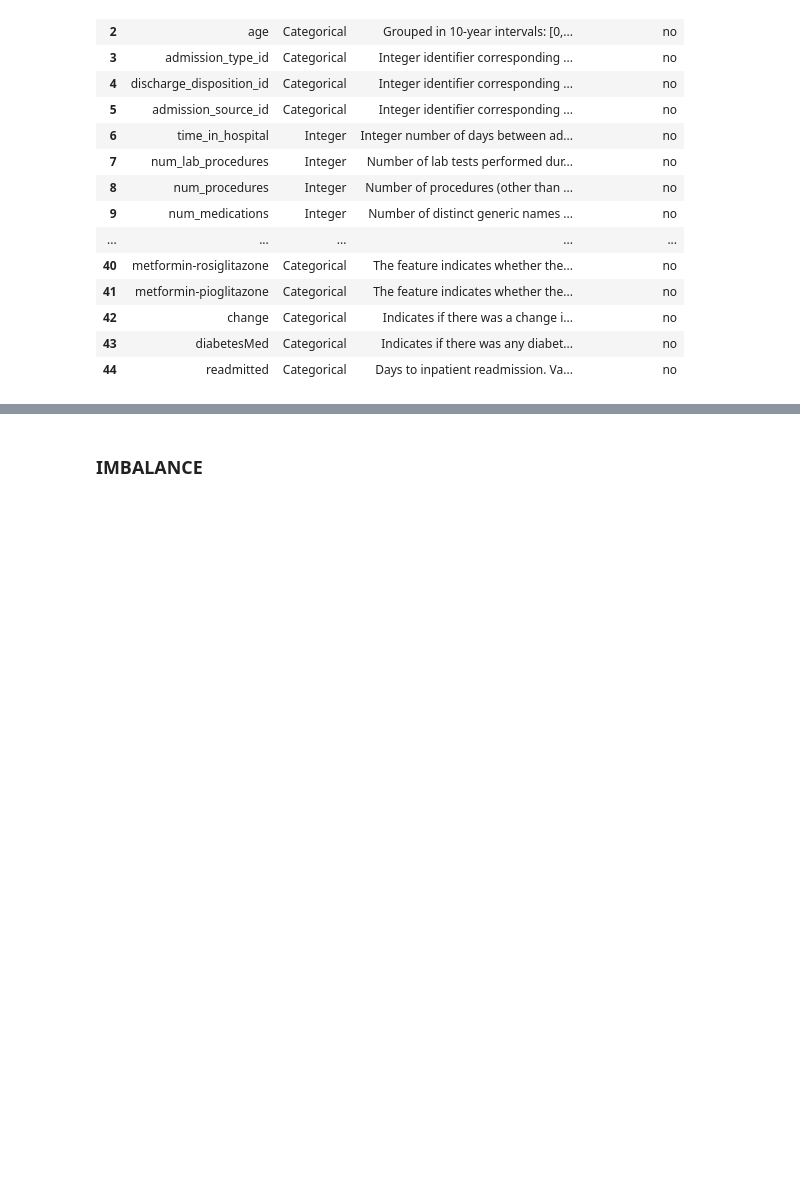
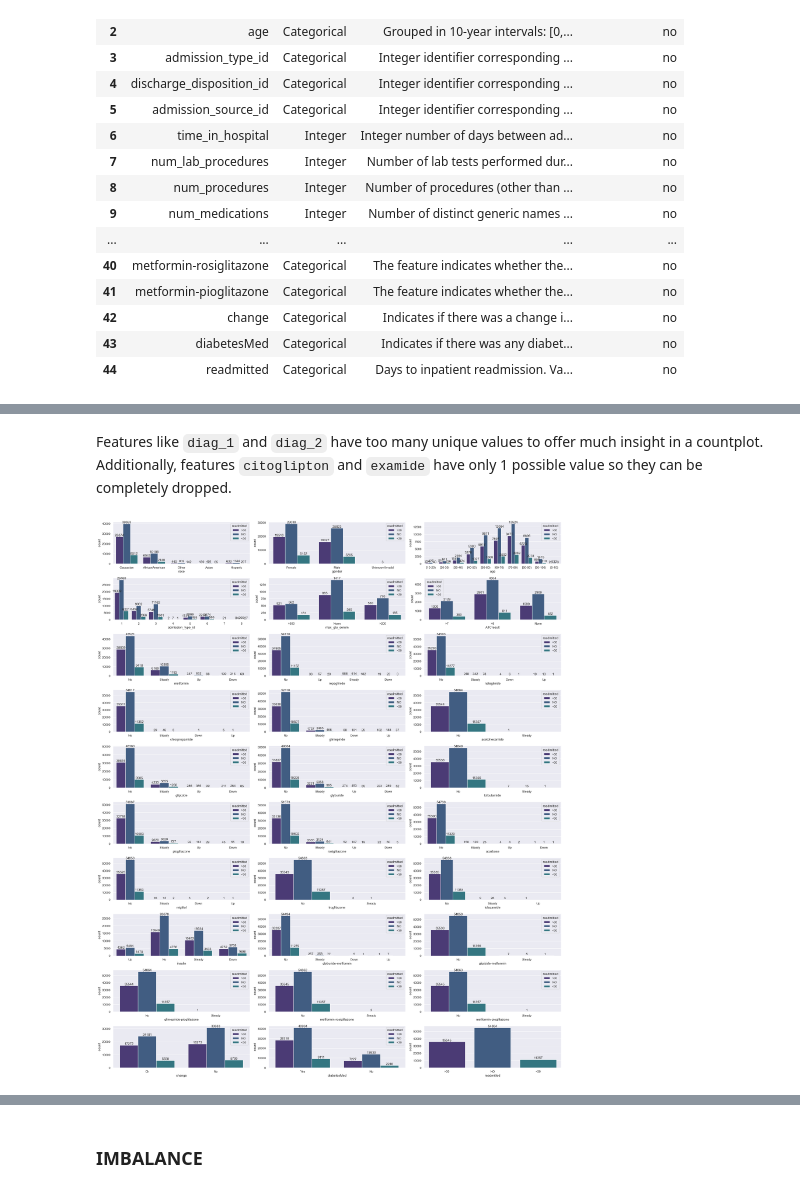
Before and after one commit to Nicholas-Mitri/Hospital-Readmission-Risk-Analysis-for-Diabetic-Patients, a Jupyter notebook: notebooks/01-data_exploration.ipynb, the cells around one changed output, grey strips where cells are left out. Saved outputs shown, nothing was run; the diff lists cells and outputs as text; code cells hidden in the pictures; blank space fills up the shorter version.

```diff
--- a/notebooks/01-data_exploration.ipynb
+++ b/notebooks/01-data_exploration.ipynb
@@ -306,0 +354,5 @@ Length: 717, dtype: str
+# %%
+categorical_cols = [cat_col for cat_col in categorical_cols if cat_col not in ['weight', 'payer_code', 'medical_specialty']]
+categorical_features_only_df = missingness_fixed_diabetes_df[categorical_cols]
+categorical_features_only_df['readmitted'] = missingness_fixed_diabetes_df['readmitted']
+categorical_features_only_df.head()
@@ -306,0 +367,3 @@ Length: 717, dtype: str
+# %%
+categorical_cardinality_sr = categorical_features_only_df.nunique()
+pd.DataFrame(categorical_cardinality_sr, columns=["Unique Values"]).sort_values(by="Unique Values")
@@ -306,0 +388,28 @@ Length: 717, dtype: str
+# %% [markdown]
+Features like `diag_1` and `diag_2` have too many unique values to offer much insight in a countplot. Additionally, features `citoglipton` and `examide` have only 1 possible value so they can be completely dropped.
+# %%
+low_card_categorical_cols = [cat_col for cat_col in categorical_cols if 1 < categorical_cardinality_sr[cat_col] <=10]
+low_card_categorical_features_only_df = categorical_features_only_df[low_card_categorical_cols]
+low_card_categorical_features_only_df['readmitted'] = categorical_features_only_df['readmitted']
+# %%
+# Set up a 3x3 grid of subplots for boxplots
+fig, axes = plt.subplots(12, 3, figsize=(24, 34))
+axes = axes.flatten()
+
+# Plot a boxplot for each numerical feature grouped by 'readmitted'
+for i, feature in enumerate(low_card_categorical_cols+["readmitted"]):
+    ax = axes[i]
+    sns.countplot(data=low_card_categorical_features_only_df, x=feature, hue="readmitted", ax=ax)
+    # Add count labels to each bar
+    for container in ax.containers:
+        ax.bar_label(container)
+
+
+# Remove any unused subplots if less than 9 features
+for j in range(len(low_card_categorical_cols)+1, 36):
+    fig.delaxes(axes[j])
+
+plt.tight_layout()
+plt.show()
+# %% [output]
+[figure, added]
```
Also changed, not shown: parts of 38 cells of this notebook.
